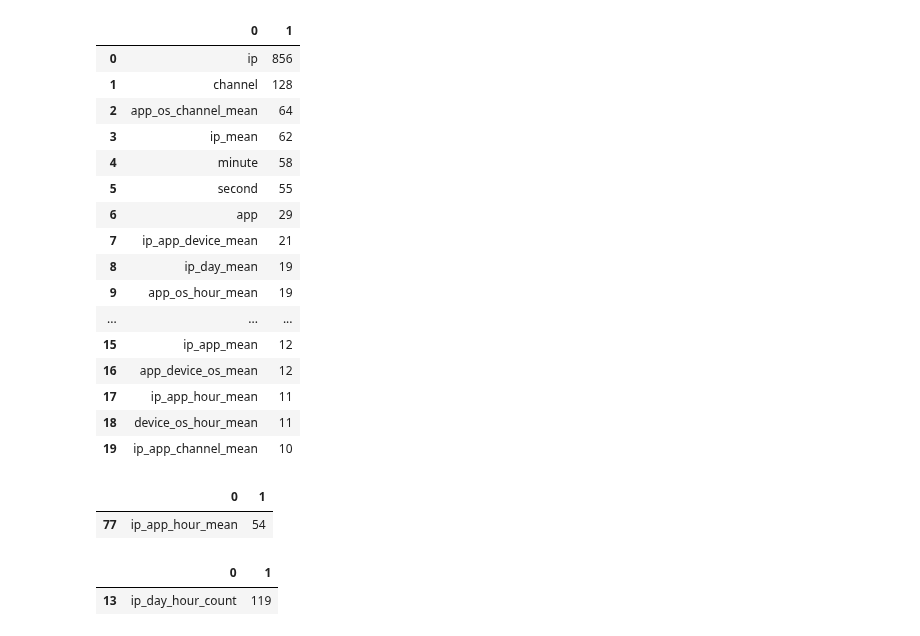
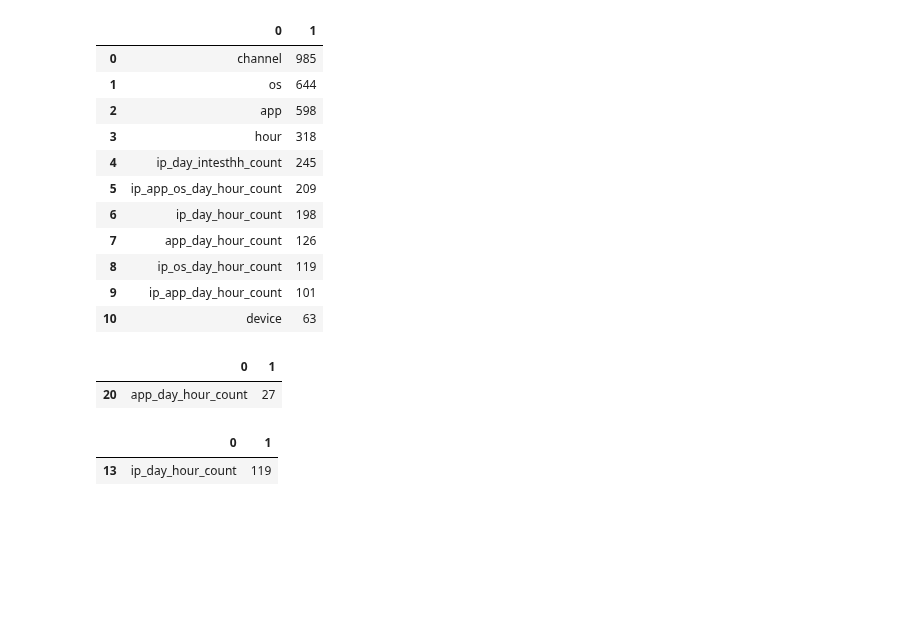
Before and after one commit to wluo-personal/Kaggle, a Jupyter notebook: talkingdata/wl/evaluation/evaluate_feature_importance_lgbm.ipynb, the cells around one changed output. Drawn from its saved outputs; the diff is of its cells as text; code cells hidden in the pictures; blank space fills up the shorter version.

```diff
--- a/talkingdata/wl/evaluation/evaluate_feature_importance_lgbm.ipynb
+++ b/talkingdata/wl/evaluation/evaluate_feature_importance_lgbm.ipynb
@@ -33,22 +35,17 @@ mean.head(20)
-# %%
-mean21.head(20)
-# %% [output]
-|  | 0 | 1 |
-| 0 | ip | 856 |
-| 1 | channel | 128 |
-| 2 | app_os_channel_mean | 64 |
-| 3 | ip_mean | 62 |
-| 4 | minute | 58 |
-| 5 | second | 55 |
-| 6 | app | 29 |
-| 7 | ip_app_device_mean | 21 |
-| 8 | ip_day_mean | 19 |
-| 9 | app_os_hour_mean | 19 |
-| ... | ... | ... |
-| 15 | ip_app_mean | 12 |
-| 16 | app_device_os_mean | 12 |
-| 17 | ip_app_hour_mean | 11 |
-| 18 | device_os_hour_mean | 11 |
-| 19 | ip_app_channel_mean | 10 |
+# %%
+count_1.head(21)
+# %% [output]
+|  | 0 | 1 |
+| 0 | channel | 985 |
+| 1 | os | 644 |
+| 2 | app | 598 |
+| 3 | hour | 318 |
+| 4 | ip_day_intesthh_count | 245 |
+| 5 | ip_app_os_day_hour_count | 209 |
+| 6 | ip_day_hour_count | 198 |
+| 7 | app_day_hour_count | 126 |
+| 8 | ip_os_day_hour_count | 119 |
+| 9 | ip_app_day_hour_count | 101 |
+| 10 | device | 63 |
 # %%
 all_features = []
@@ -108,11 +184,11 @@ with open(file, 'w') as myjs:
 
 # with open(file, 'r') as myjs:
 #     my = js.load(myjs)
-# %%
-mean_float[mean_float[0] == 'ip_app_hour_mean']
-# %% [output]
-|  | 0 | 1 |
-| 77 | ip_app_hour_mean | 54 |
+# %%
+count[count[0] == 'app_day_hour_count']
+# %% [output]
+|  | 0 | 1 |
+| 20 | app_day_hour_count | 27 |
 # %%
 count_nonscale[count_nonscale[0] == 'ip_day_hour_count']
 # %% [output]
```
Also changed, not shown: parts of 4 cells of this notebook, 11 other files.
